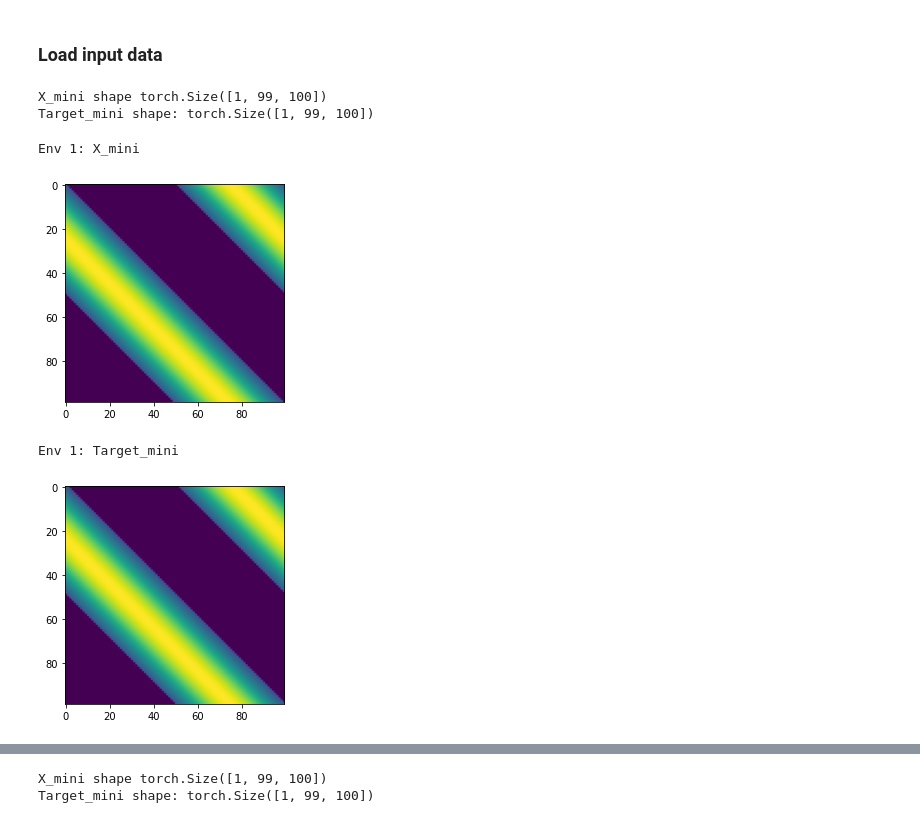
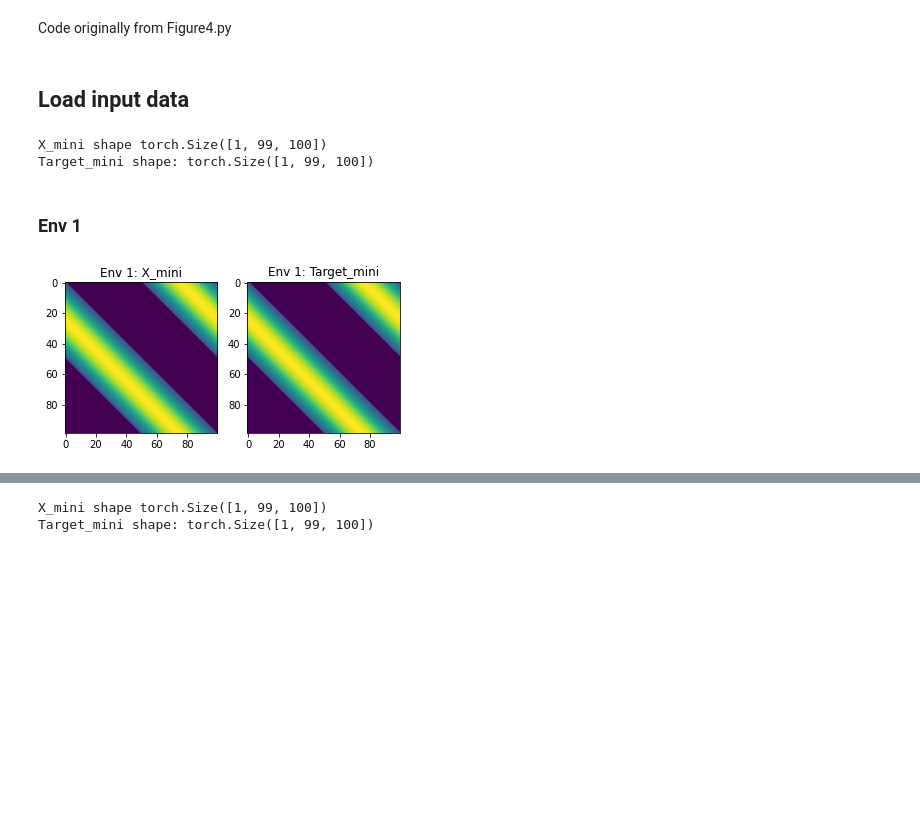
Before and after one commit to margotwagner/HCPrediction, a Jupyter notebook: notebooks/analyze-remap.ipynb, the cells around one changed output, grey strips where cells are left out. Drawn from its saved outputs; the diff is of its cells as text; code cells hidden in the pictures; blank space fills up the shorter version.

```diff
--- a/notebooks/analyze-remap.ipynb
+++ b/notebooks/analyze-remap.ipynb
@@ -8,8 +9,10 @@ import matplotlib.pyplot as plt
+# %% [markdown]
+Code originally from Figure4.py
 # %%
 N, SeqN, HN = 100, 100, 100
 RecordN = 2000
 # %% [markdown]
-### Load input data
+## Load input data
 # %%
 # load input data
 data_path = f"../data/Ns{N}_SeqN{SeqN}/"
@@ -23,16 +26,16 @@ print("Target_mini shape:", Target_mini.shape)
 # %% [output]
 X_mini shape torch.Size([1, 99, 100])
 Target_mini shape: torch.Size([1, 99, 100])
+# %% [markdown]
+### Env 1
 # %%
-print("Env 1: X_mini")
-plt.imshow(X_mini[0, :, :])
+fig, axes = plt.subplots(1, 2)
+
+axes[0].imshow(X_mini[0, :, :])
+axes[0].set_title("Env 1: X_mini")
+
+axes[1].imshow(Target_mini[0, :, :])
+axes[1].set_title("Env 1: Target_mini")
 plt.show()
-
-print("Env 1: Target_mini")
-plt.imshow(Target_mini[0, :, :])
-plt.show()
 # %% [output]
-Env 1: X_mini
-[figure, old version]
+[figure, new version]
-Env 1: Target_mini
-[figure, removed]
```
Also changed, not shown: parts of 21 cells of this notebook, 1 other file.
